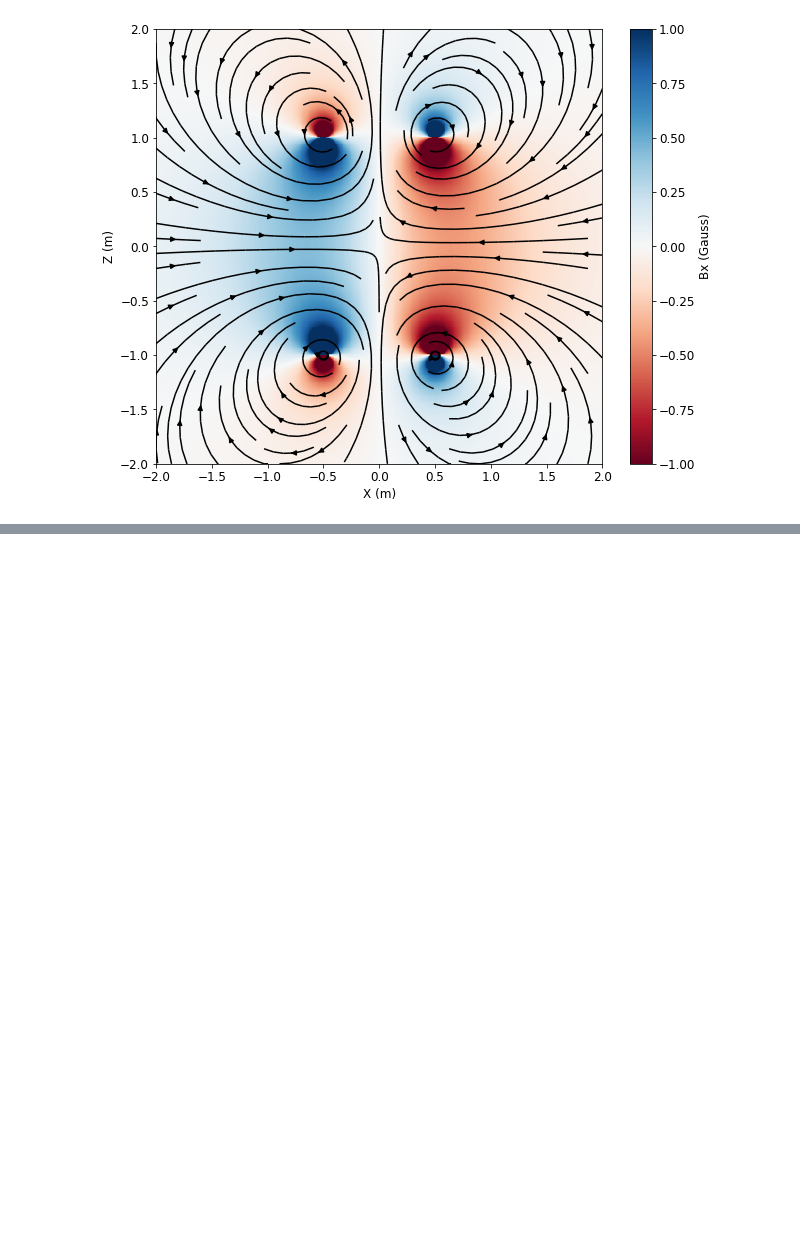
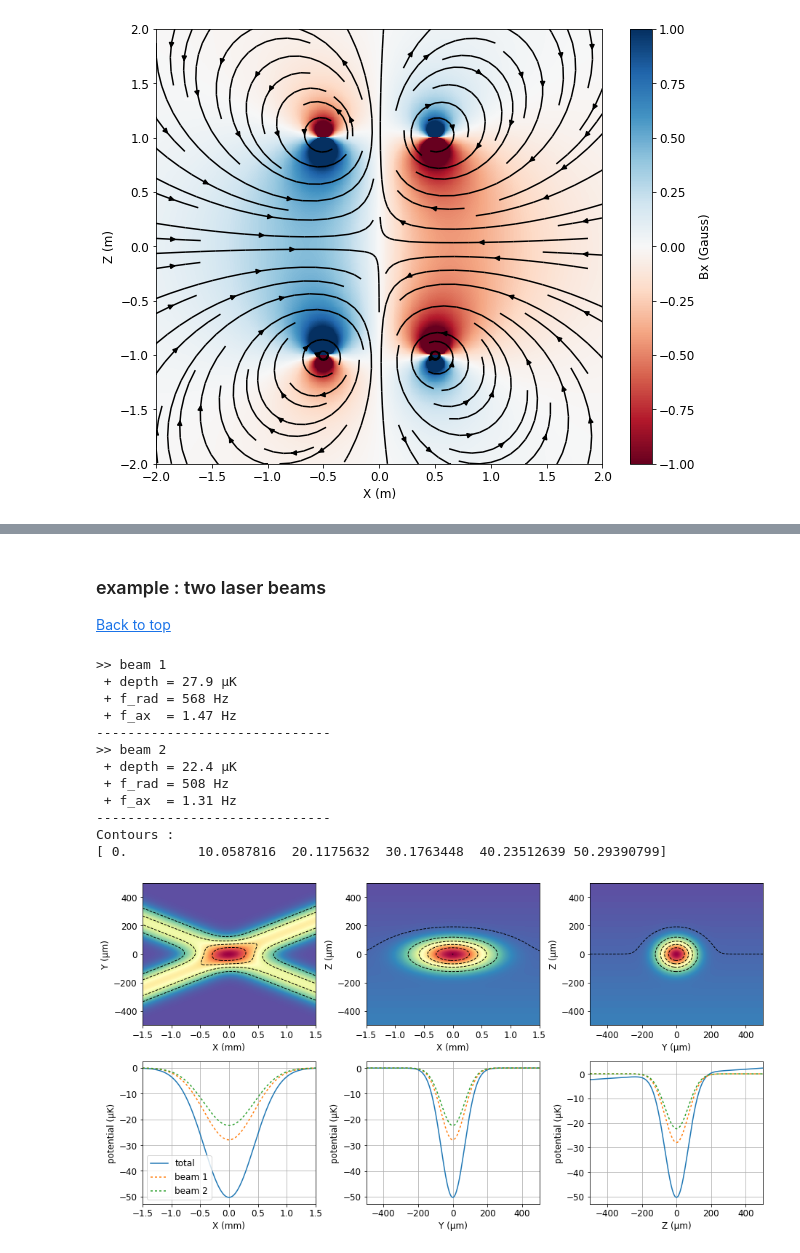
Before and after one commit to adareau/odt-calc, a Jupyter notebook: odtcalc_examples.ipynb, the cells around one changed output, grey strips where cells are left out. Drawn from its saved outputs; the diff is of its cells as text; code cells hidden in the pictures; blank space fills up the shorter version.

```diff
--- a/odtcalc_examples.ipynb
+++ b/odtcalc_examples.ipynb
@@ -455,0 +554,49 @@ plt.show()
+# %% [markdown]
+### example : two laser beams
+[Back to top](#top)
+# %%
+# -- settings
+# parameters
+power_in = 6
+waist_value = 135e-6
+half_angle = 9 * pi / 180  # radians
+return_losses = 0.2
+
+# beams
+# NB : wavelength is 1550nm by default
+beam1 = {'waist_value': waist_value,
+         'power': power_in,
+         'theta': pi / 2,  # i.e. in horizontal plane
+         'phi': half_angle,
+         'label': 'beam 1'}
+
+beam2 = {'waist_value': waist_value,
+         'power': power_in * (1 - return_losses),
+         'theta': pi / 2,  # i.e. in horizontal plane
+         'phi': -half_angle,
+         'label': 'beam 2'}
+
+# -- setup trap
+odt = Trap()
+odt.add_laser(**beam1)
+odt.add_laser(**beam2)
+
+# -- analyze
+# expected properties
+odt.compute_theoretical_properties()
+# plot potential
+odt.plot_potential(spatial_range=(1.5e-3, 500e-6, 500e-6), figsize=(13,7))
+# %% [output]
+>> beam 1
+ + depth = 27.9 µK
+ + f_rad = 568 Hz
+ + f_ax  = 1.47 Hz
+------------------------------
+>> beam 2
+ + depth = 22.4 µK
+ + f_rad = 508 Hz
+ + f_ax  = 1.31 Hz
+------------------------------
+Contours :
+[ 0.         10.0587816  20.1175632  30.1763448  40.23512639 50.29390799]
+[figure, added]
```
Also changed, not shown: parts of 17 cells of this notebook.
